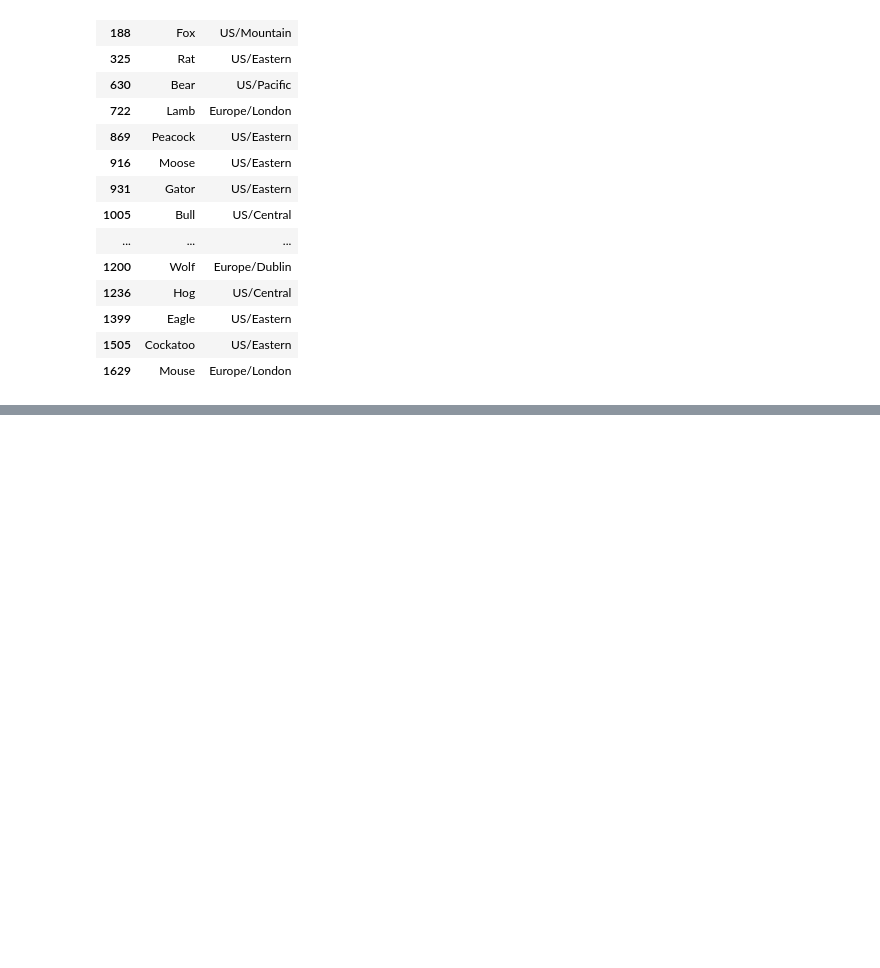
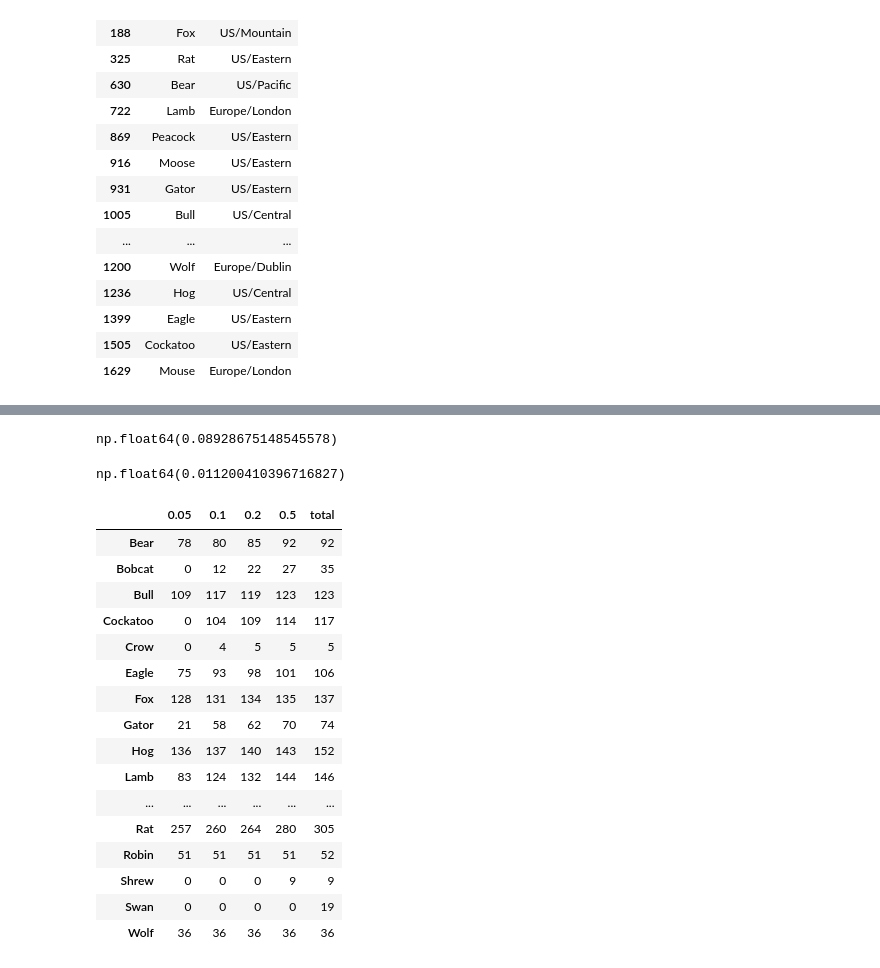
Before and after one commit to sevilkhojasteh/building-energy-trust, a Jupyter notebook: notebooks/01_explore.ipynb, the cells around one changed output, grey strips where cells are left out. Saved outputs shown, nothing was run; the diff lists cells and outputs as text; code cells hidden in the pictures; blank space fills up the shorter version.

Commit message:
Explore BDG2 metadata: electricity buildings per site and timezones

```diff
--- a/notebooks/01_explore.ipynb
+++ b/notebooks/01_explore.ipynb
@@ -112,0 +104,3 @@ sum(df[["site_id","timezone"]].drop_duplicates().value_counts())
+# %%
+path_elec = '../data/raw/electricity_cleaned.csv'
+df_elec = pd.read_csv(path_elec , parse_dates=["timestamp"])
@@ -112,0 +129,3 @@ sum(df[["site_id","timezone"]].drop_duplicates().value_counts())
+# %%
+df_elec = df_elec.set_index("timestamp")
+missing = df_elec.isna().mean()
@@ -112,0 +166,8 @@ sum(df[["site_id","timezone"]].drop_duplicates().value_counts())
+# %%
+missing.mean()
+# %% [output]
+np.float64(0.08928675148545578)
+# %%
+missing.median()
+# %% [output]
+np.float64(0.011200410396716827)
@@ -112,0 +180,29 @@ sum(df[["site_id","timezone"]].drop_duplicates().value_counts())
+# %%
+site = missing.index.str.split("_").str[0]
+total = missing.groupby(site).size()
+rows = {}
+for t in [0.05, 0.10, 0.20, 0.50]:
+    kept = missing[missing <= t]                      # keep buildings with missing <= t
+    kept_site = kept.index.str.split("_").str[0]
+    rows[t] = kept.groupby(kept_site).size().reindex(total.index, fill_value=0)
+table_total = pd.DataFrame(rows)
+table_total["total"] = total
+# table_total
+# %% [output]
+|  | 0.05 | 0.1 | 0.2 | 0.5 | total |
+| Bear | 78 | 80 | 85 | 92 | 92 |
+| Bobcat | 0 | 12 | 22 | 27 | 35 |
+| Bull | 109 | 117 | 119 | 123 | 123 |
+| Cockatoo | 0 | 104 | 109 | 114 | 117 |
+| Crow | 0 | 4 | 5 | 5 | 5 |
+| Eagle | 75 | 93 | 98 | 101 | 106 |
+| Fox | 128 | 131 | 134 | 135 | 137 |
+| Gator | 21 | 58 | 62 | 70 | 74 |
+| Hog | 136 | 137 | 140 | 143 | 152 |
+| Lamb | 83 | 124 | 132 | 144 | 146 |
+| ... | ... | ... | ... | ... | ... |
+| Rat | 257 | 260 | 264 | 280 | 305 |
+| Robin | 51 | 51 | 51 | 51 | 52 |
+| Shrew | 0 | 0 | 0 | 9 | 9 |
+| Swan | 0 | 0 | 0 | 0 | 19 |
+| Wolf | 36 | 36 | 36 | 36 | 36 |
```
Also changed, not shown: parts of 18 cells of this notebook.
